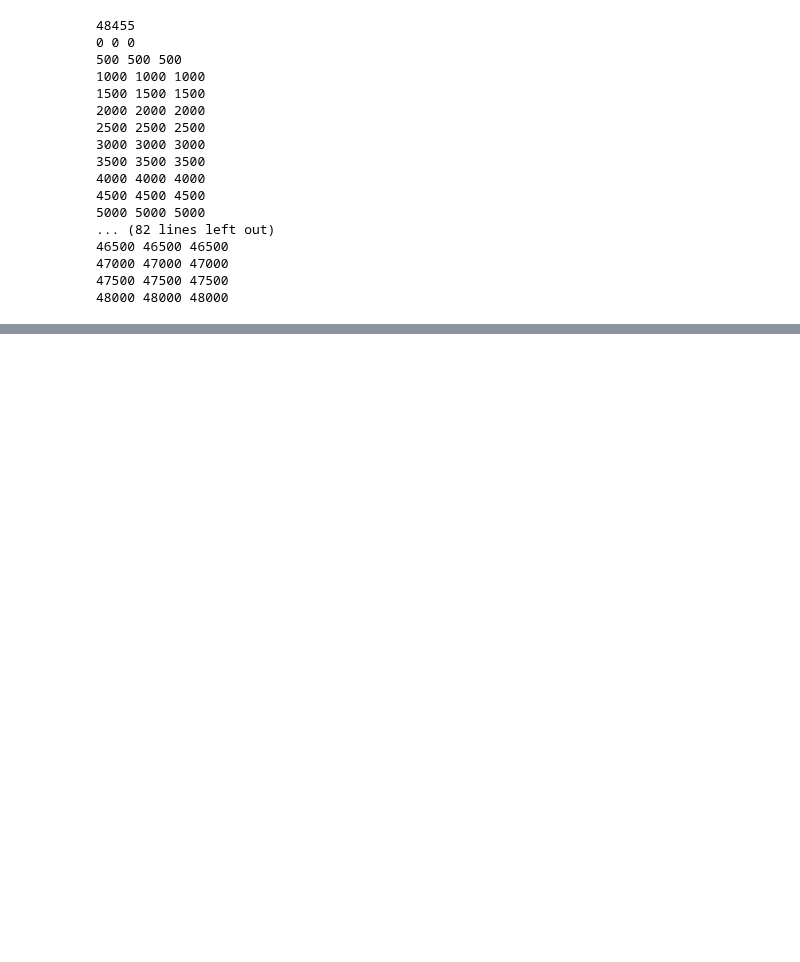
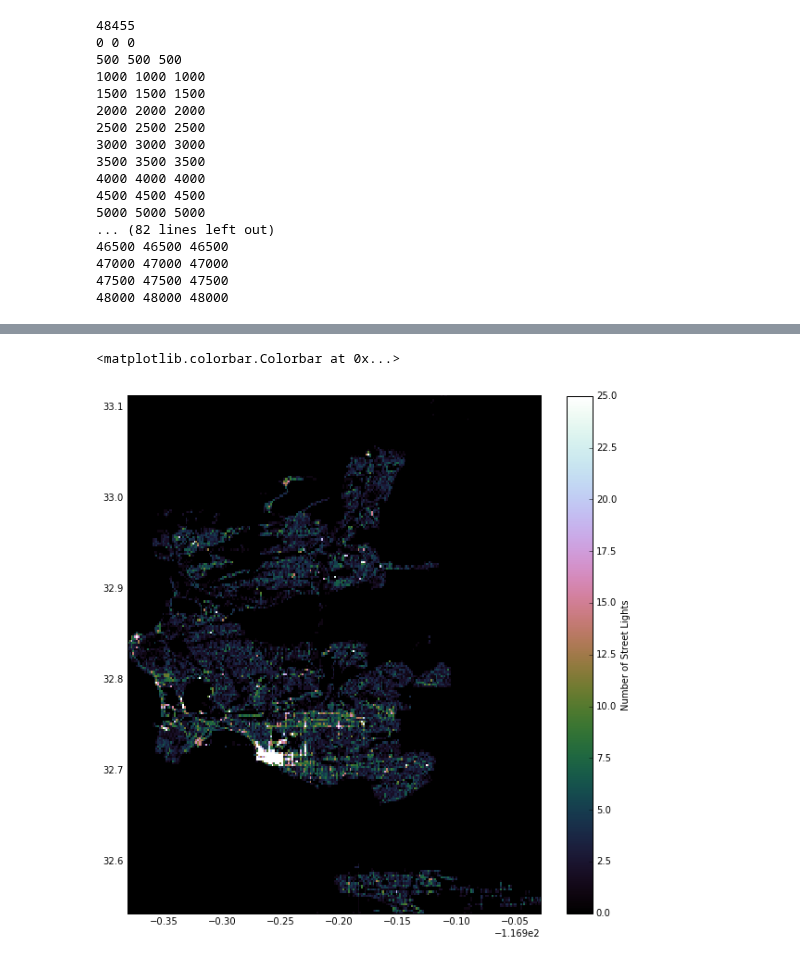
Before and after one commit to katiesch/insight2016, a Jupyter notebook: streetlight_density.ipynb, the cells around one changed output, grey strips where cells are left out. Drawn from its saved outputs; the diff is of its cells as text; code cells hidden in the pictures; blank space fills up the shorter version.

```diff
--- a/streetlight_density.ipynb
+++ b/streetlight_density.ipynb
@@ -24,7 +26,7 @@ for i in range(0,len(sl_record)):
     lon, lat = p1(sl_shapes[i].points[0][0], sl_shapes[i].points[0][1],inverse=True)
     sl_record.loc[i, 'lon'] = lon
     sl_record.loc[i, 'lat'] = lat
-    if (i % 500==0):
+    if (i % 1000==0):
         print i, i, i
 # %% [output]
 48455
@@ -54,7 +58,9 @@ sl_record.loc[i, 'blockgroup'] = None
 # %%
 start = datetime.datetime.now()
 
-for i in range(0,10):
+print len(sl_record)
+
+for i in range(46956,len(sl_record)):
     if ((sl_record.loc[i,'lon']!=0.0)
         & (np.isnan(sl_record.loc[i,'lon'])==False)) :
         temp1 = cg.coordinates(x=sl_record.loc[i,'lon'],
@@ -97,0 +160,8 @@ sl_record[['blockgroup', 'tract']]
+# %%
+fig,ax = plt.subplots(1,1, figsize=(10,10))
+
+plt.hist2d(sl_record['lon'], sl_record['lat'], bins=(250,250), cmap='cubehelix', vmax=25)
+plt.colorbar(label='Number of Street Lights')
+# %% [output]
+<matplotlib.colorbar.Colorbar at 0x...>
+[figure, added]
```
Also changed, not shown: parts of 23 cells of this notebook.
